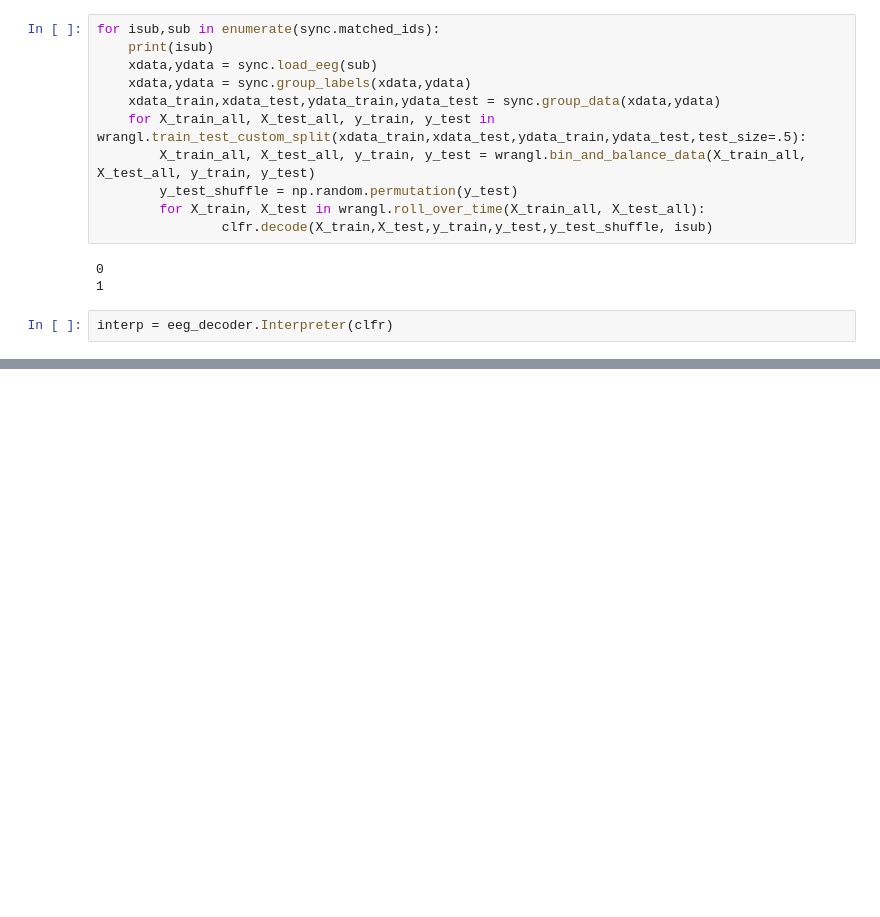
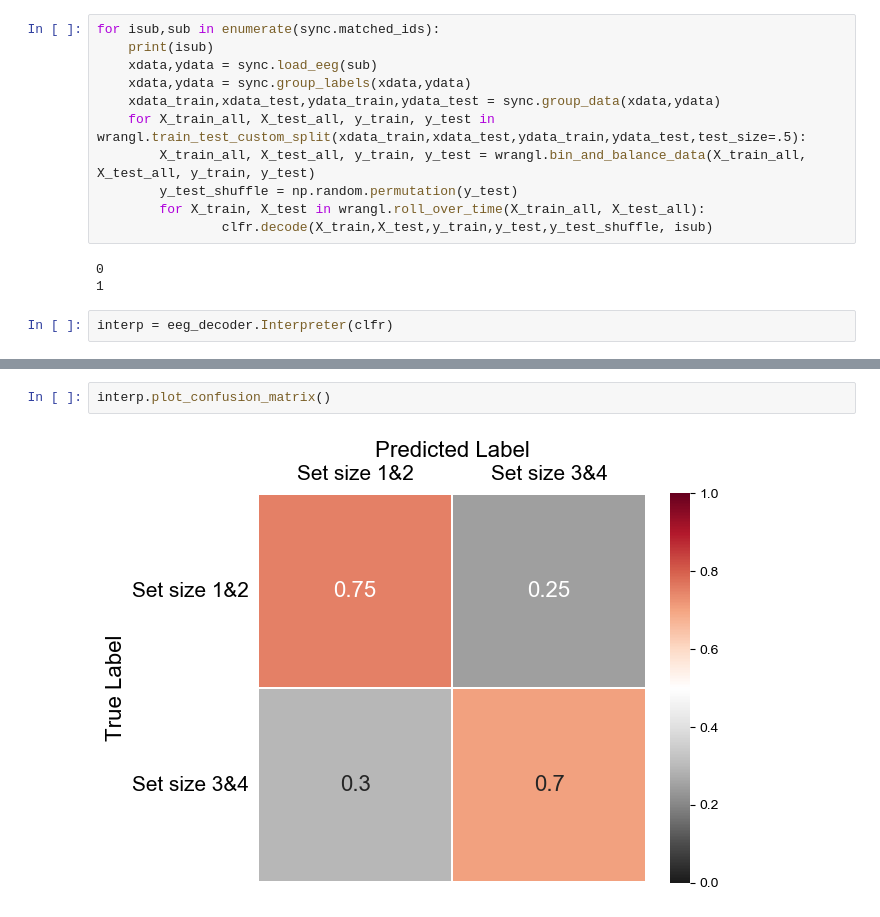
Before and after one commit to AwhVogelLab/EEG_Decoder, a Jupyter notebook: decode_load_cross_experiment.ipynb, the cells around one changed output, grey strips where cells are left out. Cells and saved outputs as stored; diff of their text form; blank space fills up the shorter version.

```diff
--- a/decode_load_cross_experiment.ipynb
+++ b/decode_load_cross_experiment.ipynb
@@ -54,0 +59,4 @@ Mean delay S.D.: 0.03968002978586997
+# %%
+interp.plot_confusion_matrix()
+# %% [output]
+[figure, added]
```
Also changed, not shown: parts of 4 cells of this notebook.
